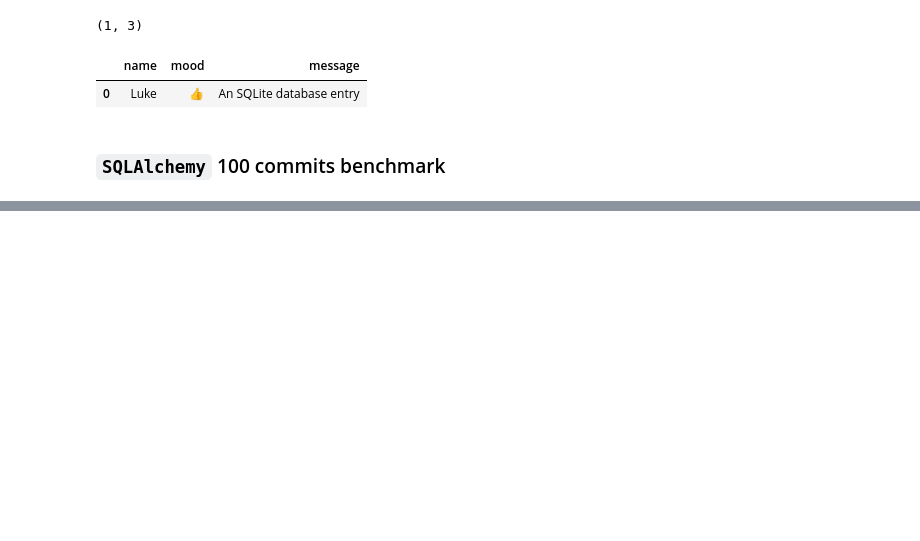
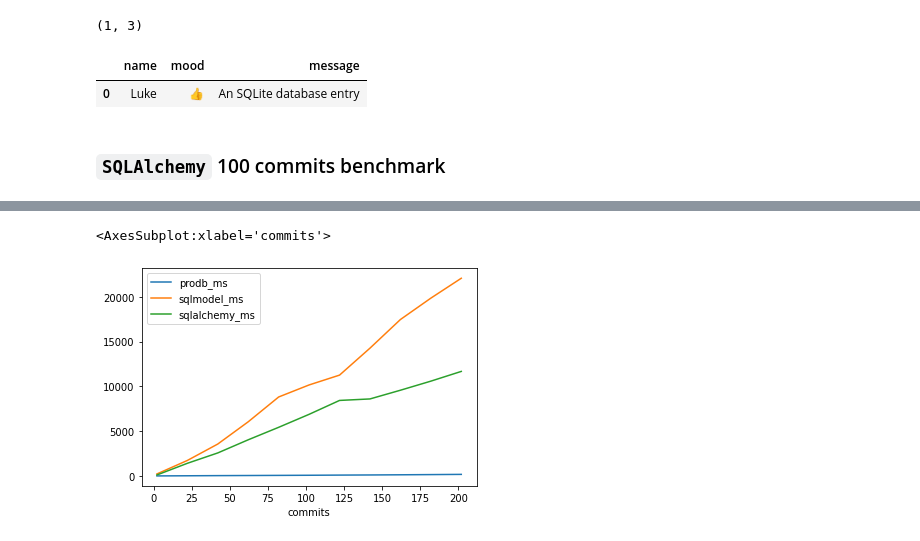
Before and after one commit to lukexyz/prodb, a Jupyter notebook: nbs/01_benchmarks.ipynb, the cells around one changed output, grey strips where cells are left out. Cells and saved outputs as stored; diff of their text form; code cells hidden in the pictures; blank space fills up the shorter version.

```diff
--- a/nbs/01_benchmarks.ipynb
+++ b/nbs/01_benchmarks.ipynb
@@ -221,0 +227,13 @@ Wall time: 10.9 s
+# %%
+_t = {'prodb': Timer()}
+commits = []
+time = []
+for i in tqdm(list(range(1, 102, 10))):
+    _t['prodb'].tic()
+    dt = test_prodb(n=i, verbose=False)
+    time.append(1000*round(_t['prodb'].toc(), 4))
+    commits.append(dt.shape[0])
+
+dx = pd.DataFrame()
+dx['commits'] = commits
+dx['prodb_ms'] = time
@@ -221,0 +255,12 @@ Wall time: 10.9 s
+# %%
+commits = []
+time = []
+
+for i in tqdm(list(range(1, 102, 10))):
+    _t = {'db': Timer()}
+    _t['db'].tic()
+    test_sqlmodel(n=i)
+    time.append(1000*round(_t['db'].toc(), 4))
+    commits.append(i+1)
+
+dx['sqlmodel_ms'] = time
@@ -221,0 +269,12 @@ Wall time: 10.9 s
+# %%
+commits = []
+time = []
+
+for i in tqdm(list(range(1, 102, 10))):
+    _t = {'db': Timer()}
+    _t['db'].tic()
+    test_sqlalchemy(n=i)
+    time.append(1000*round(_t['db'].toc(), 4))
+    commits.append(i+1)
+
+dx['sqlalchemy_ms'] = time
@@ -221,0 +314,5 @@ Wall time: 10.9 s
+# %%
+dx.set_index('commits').plot.line()
+# %% [output]
+<AxesSubplot:xlabel='commits'>
+[figure, added]
```
Also changed, not shown: parts of 22 cells of this notebook, 6 other files.
